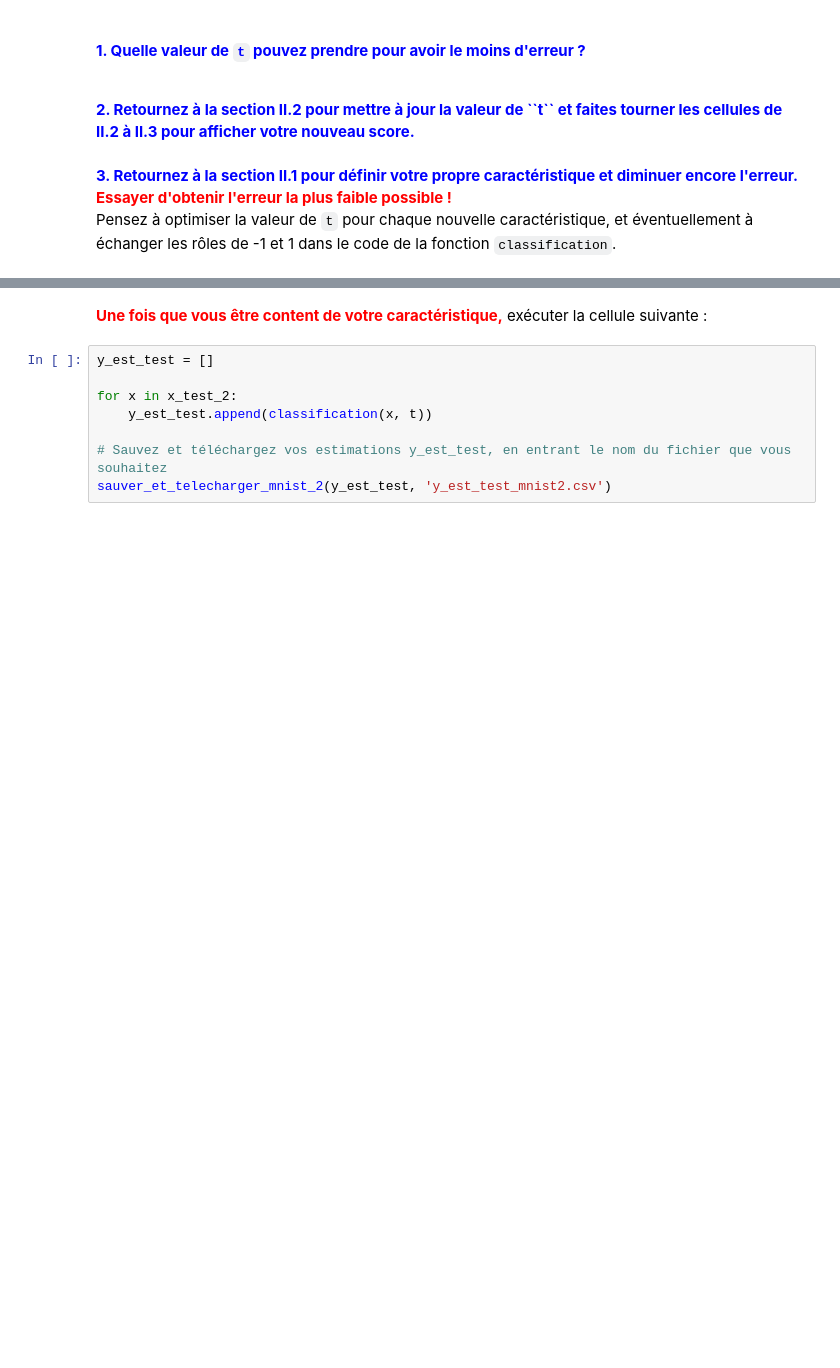
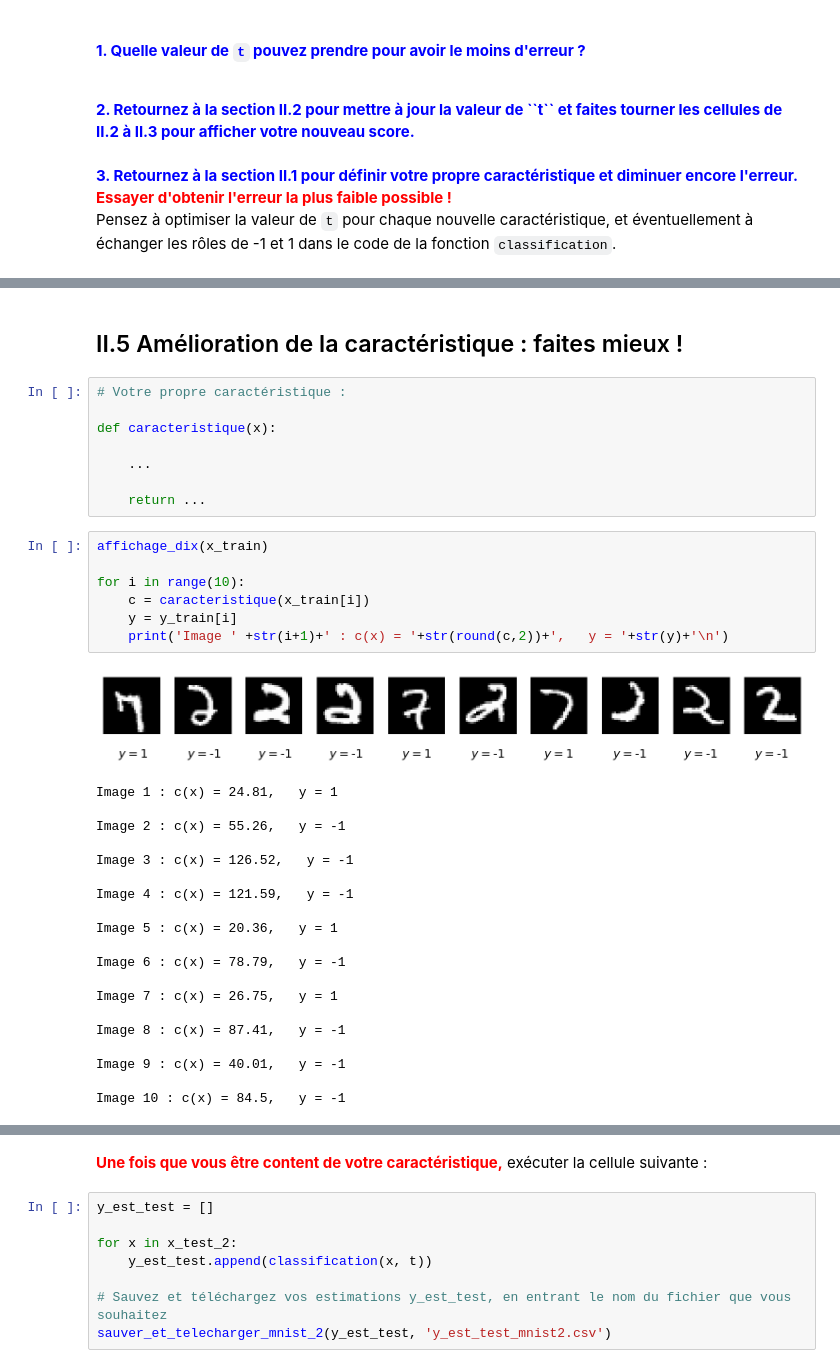
Before and after one commit to akimx98/challenge_data, a Jupyter notebook: Notebook_intro.ipynb, the cells around one changed output, grey strips where cells are left out. Cells and saved outputs as stored; diff of their text form; blank space fills up the shorter version.

```diff
--- a/Notebook_intro.ipynb
+++ b/Notebook_intro.ipynb
@@ -167,0 +209,38 @@ Pensez à optimiser la valeur de ``t`` pour chaque nouvelle caractéristique, et
+# %% [markdown]
+## II.5 Amélioration de la caractéristique : faites mieux !
+# %%
+# Votre propre caractéristique :
+
+def caracteristique(x):
+
+    ...
+
+    return ...
+# %%
+affichage_dix(x_train)
+
+for i in range(10):
+    c = caracteristique(x_train[i])
+    y = y_train[i]
+    print('Image ' +str(i+1)+' : c(x) = '+str(round(c,2))+',   y = '+str(y)+'\n')
+# %% [output]
+[figure, added]
+Image 1 : c(x) = 24.81,   y = 1
+
+Image 2 : c(x) = 55.26,   y = -1
+
+Image 3 : c(x) = 126.52,   y = -1
+
+Image 4 : c(x) = 121.59,   y = -1
+
+Image 5 : c(x) = 20.36,   y = 1
+
+Image 6 : c(x) = 78.79,   y = -1
+
+Image 7 : c(x) = 26.75,   y = 1
+
+Image 8 : c(x) = 87.41,   y = -1
+
+Image 9 : c(x) = 40.01,   y = -1
+
+Image 10 : c(x) = 84.5,   y = -1
```
Also changed, not shown: parts of 25 cells of this notebook.
